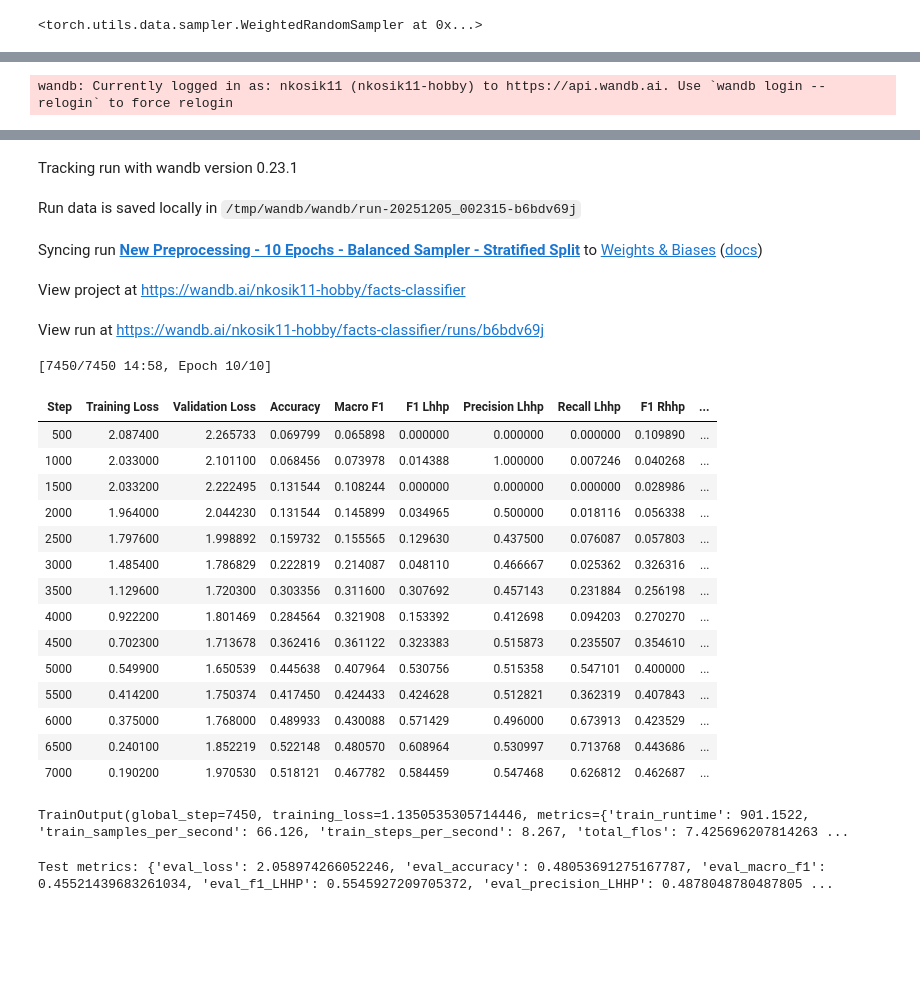
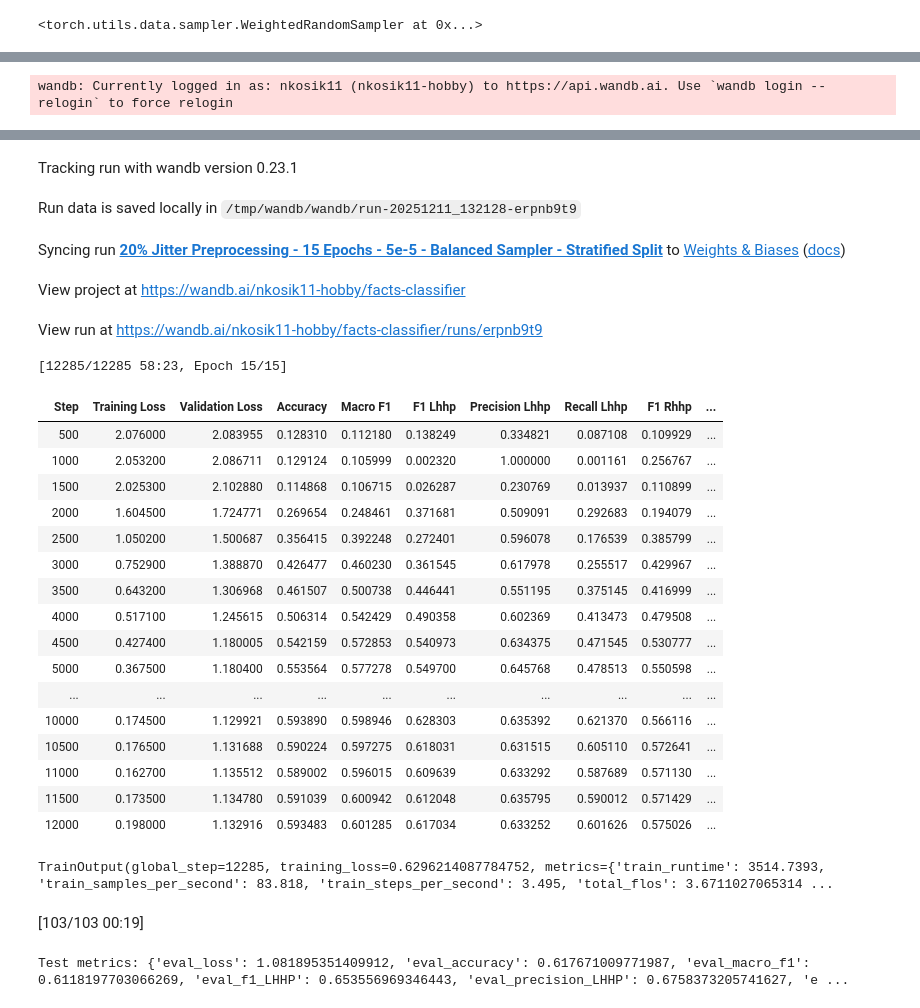
Before and after one commit to NkosiKhu/sweetscience, a Jupyter notebook: 03_stratified_split.ipynb, the cells around one changed output, grey strips where cells are left out. Drawn from its saved outputs; the diff is of its cells as text; code cells hidden in the pictures; blank space fills up the shorter version.

```diff
--- a/03_stratified_split.ipynb
+++ b/03_stratified_split.ipynb
@@ -39,6 +39,7 @@ model = VideoMAEForVideoClassification.from_pretrained(
     num_labels=len(LABEL2ID),
     label2id=LABEL2ID,
     id2label=ID2LABEL,
+    torch_dtype=torch.bfloat16
 )
 # %% [output]
 Using a slow image processor as `use_fast` is unset and a slow processor was saved with this model. `use_fast=True` will be the default behavior in v4.52, even if the model was saved with a slow proce ...
@@ -57,6 +59,7 @@ Using CUDA
 from sklearn.model_selection import train_test_split
 import re
 from collections import Counter
+import random
 
 def split_data():
     train_paths = []
@@ -68,8 +71,8 @@ def split_data():
     all_labels = []
     all_sources = []
 
-    for label in os.listdir("preprocessed_clips_2"):
-        paths = [f"preprocessed_clips_2/{label}/{p}" for p in os.listdir(f"preprocessed_clips_2/{label}")]
+    for label in os.listdir("preprocessed_clips_3"):
+        paths = [f"preprocessed_clips_3/{label}/{p}" for p in os.listdir(f"preprocessed_clips_3/{label}")]
 
         for path in paths:
             # Extract source from filename: pattern is clip_task_[kamx_nums]_index_c.npy
@@ -112,7 +115,7 @@ def split_data():
             temp_paths, temp_labels, temp_sources,
             test_size=0.5,
             stratify=temp_stratify_key,
-            random_state=42
+            random_state=632
         )
     else:
         # Fall back to non-stratified split if some classes have < 2 members
@@ -206,14 +213,15 @@ training_args = TrainingArguments(
     save_steps=500,
     logging_steps=100,
     save_total_limit=2,
-    num_train_epochs=10,
-    per_device_train_batch_size=4,
-    per_device_eval_batch_size=8,
-    gradient_accumulation_steps=2,  # effective batch size 8
+    num_train_epochs=15,
+    per_device_train_batch_size=24,
+    per_device_eval_batch_size=24,
+    gradient_accumulation_steps=1,
     warmup_ratio=0.1,
-    learning_rate=1e-4,
+    learning_rate=5e-5,
     weight_decay=0.05,
-    fp16=True,
+    bf16=True,
+    fp16=False,
     load_best_model_at_end=True,
     metric_for_best_model="accuracy",
     greater_is_better=True,
@@ -221,6 +229,10 @@ training_args = TrainingArguments(
     dataloader_num_workers=4,        # ADD THIS - use multiple workers
     dataloader_pin_memory=True,      # ADD THIS - faster CPU->GPU transfer
     dataloader_prefetch_factor=2,
+    torch_compile=True,
+    optim="adamw_torch_fused",
+
+
 )
 
 data_collator = VideoDataCollator()
@@ -287,39 +297,42 @@ trainer = BalancedSamplerTrainer(
     train_sampler=sampler,
 )
 # %%
-os.environ["WANDB_NAME"] = "New Preprocessing - 10 Epochs - Balanced Sampler - Stratified Spli"
+os.environ["WANDB_NAME"] = "20% Jitter Preprocessing - 15 Epochs - 5e-5 - Balanced Sampler - Stratified Split"
 
 # Train
 trainer.train()
 # %% [output]
 wandb: Currently logged in as: nkosik11 (nkosik11-hobby) to https://api.wandb.ai. Use `wandb login --relogin` to force relogin
 [interactive output not drawn]
 Tracking run with wandb version 0.23.1
-Run data is saved locally in /tmp/wandb/wandb/run-20251205_002315-b6bdv69j
+Run data is saved locally in /tmp/wandb/wandb/run-20251211_132128-erpnb9t9
-Syncing run New Preprocessing - 10 Epochs - Balanced Sampler - Stratified Split to Weights & Biases (docs)
+Syncing run 20% Jitter Preprocessing - 15 Epochs - 5e-5 - Balanced Sampler - Stratified Split to Weights & Biases (docs)
 View project at https://wandb.ai/nkosik11-hobby/facts-classifier
-View run at https://wandb.ai/nkosik11-hobby/facts-classifier/runs/b6bdv69j
+View run at https://wandb.ai/nkosik11-hobby/facts-classifier/runs/erpnb9t9
-[7450/7450 14:58, Epoch 10/10]
+[12285/12285 58:23, Epoch 15/15]
 | Step | Training Loss | Validation Loss | Accuracy | Macro F1 | F1 Lhhp | Precision Lhhp | Recall Lhhp | F1 Rhhp | ... |
-| 500 | 2.087400 | 2.265733 | 0.069799 | 0.065898 | 0.000000 | 0.000000 | 0.000000 | 0.109890 | ... |
-| 1000 | 2.033000 | 2.101100 | 0.068456 | 0.073978 | 0.014388 | 1.000000 | 0.007246 | 0.040268 | ... |
-| 1500 | 2.033200 | 2.222495 | 0.131544 | 0.108244 | 0.000000 | 0.000000 | 0.000000 | 0.028986 | ... |
-| 2000 | 1.964000 | 2.044230 | 0.131544 | 0.145899 | 0.034965 | 0.500000 | 0.018116 | 0.056338 | ... |
-| 2500 | 1.797600 | 1.998892 | 0.159732 | 0.155565 | 0.129630 | 0.437500 | 0.076087 | 0.057803 | ... |
-| 3000 | 1.485400 | 1.786829 | 0.222819 | 0.214087 | 0.048110 | 0.466667 | 0.025362 | 0.326316 | ... |
-| 3500 | 1.129600 | 1.720300 | 0.303356 | 0.311600 | 0.307692 | 0.457143 | 0.231884 | 0.256198 | ... |
-| 4000 | 0.922200 | 1.801469 | 0.284564 | 0.321908 | 0.153392 | 0.412698 | 0.094203 | 0.270270 | ... |
-| 4500 | 0.702300 | 1.713678 | 0.362416 | 0.361122 | 0.323383 | 0.515873 | 0.235507 | 0.354610 | ... |
-| 5000 | 0.549900 | 1.650539 | 0.445638 | 0.407964 | 0.530756 | 0.515358 | 0.547101 | 0.400000 | ... |
-| 5500 | 0.414200 | 1.750374 | 0.417450 | 0.424433 | 0.424628 | 0.512821 | 0.362319 | 0.407843 | ... |
-| 6000 | 0.375000 | 1.768000 | 0.489933 | 0.430088 | 0.571429 | 0.496000 | 0.673913 | 0.423529 | ... |
-| 6500 | 0.240100 | 1.852219 | 0.522148 | 0.480570 | 0.608964 | 0.530997 | 0.713768 | 0.443686 | ... |
-| 7000 | 0.190200 | 1.970530 | 0.518121 | 0.467782 | 0.584459 | 0.547468 | 0.626812 | 0.462687 | ... |
+| 500 | 2.076000 | 2.083955 | 0.128310 | 0.112180 | 0.138249 | 0.334821 | 0.087108 | 0.109929 | ... |
+| 1000 | 2.053200 | 2.086711 | 0.129124 | 0.105999 | 0.002320 | 1.000000 | 0.001161 | 0.256767 | ... |
+| 1500 | 2.025300 | 2.102880 | 0.114868 | 0.106715 | 0.026287 | 0.230769 | 0.013937 | 0.110899 | ... |
+| 2000 | 1.604500 | 1.724771 | 0.269654 | 0.248461 | 0.371681 | 0.509091 | 0.292683 | 0.194079 | ... |
+| 2500 | 1.050200 | 1.500687 | 0.356415 | 0.392248 | 0.272401 | 0.596078 | 0.176539 | 0.385799 | ... |
+| 3000 | 0.752900 | 1.388870 | 0.426477 | 0.460230 | 0.361545 | 0.617978 | 0.255517 | 0.429967 | ... |
+| 3500 | 0.643200 | 1.306968 | 0.461507 | 0.500738 | 0.446441 | 0.551195 | 0.375145 | 0.416999 | ... |
+| 4000 | 0.517100 | 1.245615 | 0.506314 | 0.542429 | 0.490358 | 0.602369 | 0.413473 | 0.479508 | ... |
+| 4500 | 0.427400 | 1.180005 | 0.542159 | 0.572853 | 0.540973 | 0.634375 | 0.471545 | 0.530777 | ... |
+| 5000 | 0.367500 | 1.180400 | 0.553564 | 0.577278 | 0.549700 | 0.645768 | 0.478513 | 0.550598 | ... |
+| ... | ... | ... | ... | ... | ... | ... | ... | ... | ... |
+| 10000 | 0.174500 | 1.129921 | 0.593890 | 0.598946 | 0.628303 | 0.635392 | 0.621370 | 0.566116 | ... |
+| 10500 | 0.176500 | 1.131688 | 0.590224 | 0.597275 | 0.618031 | 0.631515 | 0.605110 | 0.572641 | ... |
+| 11000 | 0.162700 | 1.135512 | 0.589002 | 0.596015 | 0.609639 | 0.633292 | 0.587689 | 0.571130 | ... |
+| 11500 | 0.173500 | 1.134780 | 0.591039 | 0.600942 | 0.612048 | 0.635795 | 0.590012 | 0.571429 | ... |
+| 12000 | 0.198000 | 1.132916 | 0.593483 | 0.601285 | 0.617034 | 0.633252 | 0.601626 | 0.575026 | ... |
-TrainOutput(global_step=7450, training_loss=1.1350535305714446, metrics={'train_runtime': 901.1522, 'train_samples_per_second': 66.126, 'train_steps_per_second': 8.267, 'total_flos': 7.425696207814263 ...
+TrainOutput(global_step=12285, training_loss=0.6296214087784752, metrics={'train_runtime': 3514.7393, 'train_samples_per_second': 83.818, 'train_steps_per_second': 3.495, 'total_flos': 3.6711027065314 ...
 # %%
 
 # Evaluate on test split
 test_metrics = trainer.evaluate(test_dataset)
 print("Test metrics:", test_metrics)
 # %% [output]
+[103/103 00:19]
-Test metrics: {'eval_loss': 2.058974266052246, 'eval_accuracy': 0.48053691275167787, 'eval_macro_f1': 0.45521439683261034, 'eval_f1_LHHP': 0.5545927209705372, 'eval_precision_LHHP': 0.4878048780487805 ...
+Test metrics: {'eval_loss': 1.081895351409912, 'eval_accuracy': 0.617671009771987, 'eval_macro_f1': 0.6118197703066269, 'eval_f1_LHHP': 0.653556969346443, 'eval_precision_LHHP': 0.6758373205741627, 'e ...
```
Also changed, not shown: parts of 3 cells of this notebook, 10 other files.
